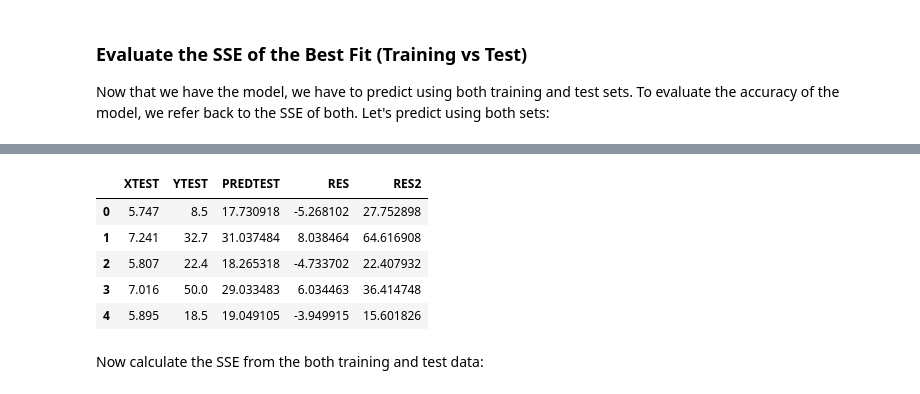
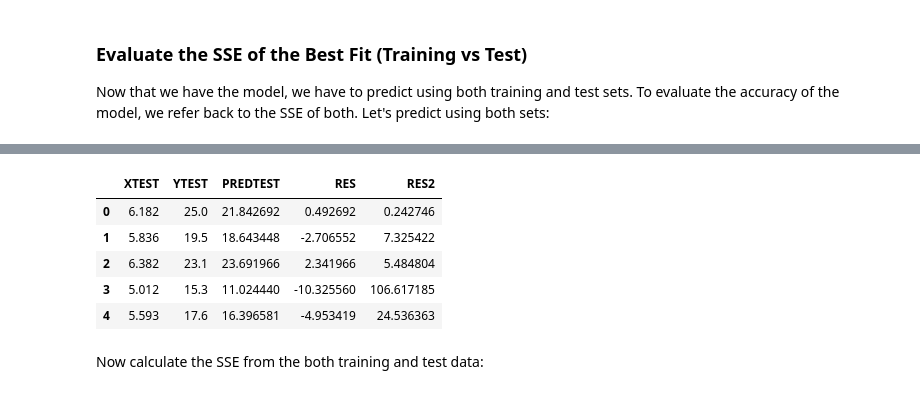
Before and after one commit to yanuartadityan/boston_house, a Jupyter notebook: EDA Boston House.ipynb, the cells around one changed output, grey strips where cells are left out. Drawn from its saved outputs; the diff is of its cells as text; code cells hidden in the pictures.

```diff
--- a/EDA Boston House.ipynb
+++ b/EDA Boston House.ipynb
@@ -236,10 +241,10 @@ Now, prepare the feature data **RM** and target **HOPRICE**, and split the train
 # %%
 # split the training and test
 from sklearn import cross_validation
-x_train, x_test, y_train, y_test = cross_validation.train_test_split(df_boston_data['RM'].values,
-                                                                     df_boston_data['HOPRICE'].values,
+x_train, x_test, y_train, y_test = cross_validation.train_test_split(df_boston_data['RM'],
+                                                                     df_boston_data['HOPRICE'],
                                                                      train_size=0.8)
 
-print('We have training data with {} number or rows'.format(x_train.shape))
-print('We have test data with {} number of rows'.format(x_test.shape))
+print('We have training data with {} and {} number or rows'.format(x_train.shape, y_train.shape))
+print('We have test data with {} and {} number of rows'.format(x_test.shape, y_test.shape))
 # %% [output]
@@ -248,14 +253,14 @@ We have test data with (102,) number of rows
 # %% [markdown]
 Before we use the splitted training and test data, the *fit* method only accepts 2D array input, thus we need to reshape above set to (*N_samples*, 1) using *reshape*. Then, we can use the training set *x_train* and *y_train* as input to the fitting method from the *lreg* object.
 # %%
-# reshape
-x_train = np.reshape(x_train, (len(x_train), 1))
-y_train = np.reshape(y_train, (len(y_train), 1))
-x_test = np.reshape(x_test, (len(x_test), 1))
-y_test = np.reshape(y_test, (len(y_test), 1))
+# since SKLearn has special requirement for one feature data
+x_train_sk = x_train.values.reshape(-1,1)
+y_train_sk = y_train.values.reshape(-1,1)
+x_test_sk = x_test.values.reshape(-1,1)
+y_test_sk = y_test.values.reshape(-1,1)
 
 # fit
-lreg.fit(x_train, y_train)
+lreg.fit(x_train_sk, y_train_sk)
 
 print('coefficients: %.4f' % lreg.coef_)
 print('y-intercept: %.4f' % lreg.intercept_)
@@ -304,24 +310,25 @@ df_result.head()
 # %%
 # predict test
-pred_test = lreg.predict(x_test)
+pred_test = lreg.predict(x_test_sk)
 
 # create dataframe to show
-df_result_test = pd.DataFrame(data=np.hstack((x_test, y_test, pred_test)), columns=['XTEST', 'YTEST', 'PREDTEST'])
+df_result_test = pd.DataFrame(data=np.column_stack((x_test_sk, y_test_sk, pred_test)),
+                              columns=['XTEST', 'YTEST', 'PREDTEST'])
 
 # find error (RES) and RES**2
 df_result_test['RES'] = df_result_test['PREDTEST'] - df_result_test['YTEST'].mean()
 
 # add the squared residual -RES2
 df_result_test['RES2'] = df_result_test['RES'] ** 2
 
 df_result_test.head()
 # %% [output]
 |  | XTEST | YTEST | PREDTEST | RES | RES2 |
-| 0 | 5.747 | 8.5 | 17.730918 | -5.268102 | 27.752898 |
-| 1 | 7.241 | 32.7 | 31.037484 | 8.038464 | 64.616908 |
-| 2 | 5.807 | 22.4 | 18.265318 | -4.733702 | 22.407932 |
-| 3 | 7.016 | 50.0 | 29.033483 | 6.034463 | 36.414748 |
-| 4 | 5.895 | 18.5 | 19.049105 | -3.949915 | 15.601826 |
+| 0 | 6.182 | 25.0 | 21.842692 | 0.492692 | 0.242746 |
+| 1 | 5.836 | 19.5 | 18.643448 | -2.706552 | 7.325422 |
+| 2 | 6.382 | 23.1 | 23.691966 | 2.341966 | 5.484804 |
+| 3 | 5.012 | 15.3 | 11.024440 | -10.325560 | 106.617185 |
+| 4 | 5.593 | 17.6 | 16.396581 | -4.953419 | 24.536363 |
 # %% [markdown]
 Now calculate the SSE from the both training and test data:
 # %%
```
Also changed, not shown: parts of 28 cells of this notebook.
